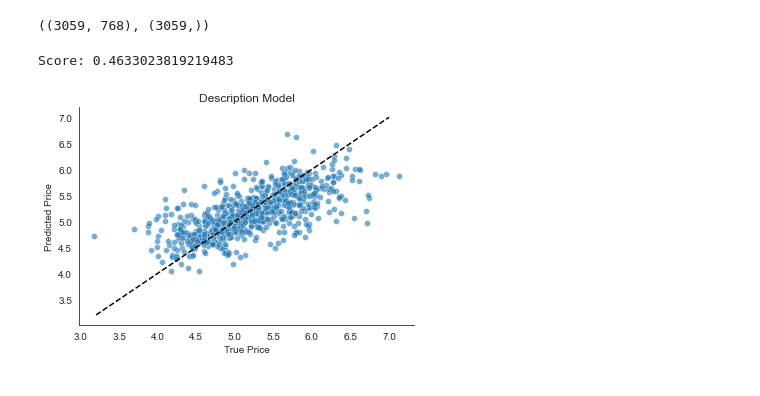
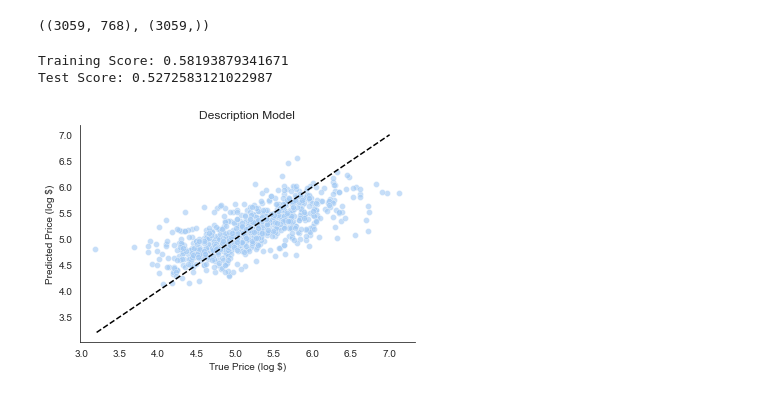
Before and after one commit to john-zhang-uoft/hotel_price_prediction, a Jupyter notebook: src/description_transformer.ipynb, the cells around one changed output. Drawn from its saved outputs; the diff is of its cells as text; code cells hidden in the pictures.

```diff
--- a/src/description_transformer.ipynb
+++ b/src/description_transformer.ipynb
@@ -83,32 +83,34 @@ latent_space.shape, price.shape
 # %%
 import seaborn as sns
 import matplotlib.pyplot as plt
 import numpy as np
-from sklearn.linear_model import LinearRegression
+from sklearn.linear_model import Ridge
 from sklearn.model_selection import train_test_split
 from sklearn.decomposition import PCA
 
 # run linear regression
 X, y = latent_space, price
-X = PCA(n_components=64).fit_transform(X)
+# X = PCA(n_components=64).fit_transform(X)
 X_train, X_test, y_train, y_test = train_test_split(
     X, y, random_state=0)
-reg = LinearRegression().fit(X_train, y_train)
+reg = Ridge(alpha=10).fit(X_train, y_train)
 predicted = reg.predict(X_test)
-print("Score:", reg.score(X_test, y_test))
+print("Training Score:", reg.score(X_train, y_train))
+print("Test Score:", reg.score(X_test, y_test))
 
 # plot the data
 sns.set_style("white")
-sns.set_palette("tab10")
+sns.set_palette("pastel")
 sns.scatterplot(x=y_test, y=predicted, alpha=0.6)
 x_range = np.linspace(3.2, 7, 10)
 sns.lineplot(x=x_range, y=x_range, color='k', ls="--")
-plt.xlabel("True Price")
-plt.ylabel("Predicted Price")
+plt.xlabel("True Price (log $)")
+plt.ylabel("Predicted Price (log $)")
 plt.title("Description Model")
 sns.despine()
 plt.savefig("../figures/description_model.png", dpi=200)
 plt.show()
 # %% [output]
-Score: 0.4633023819219483
+Training Score: 0.58193879341671
+Test Score: 0.5272583121022987
-[figure, old version]
+[figure, new version]
```
Also changed, not shown: parts of 4 cells of this notebook, 35 other files.
